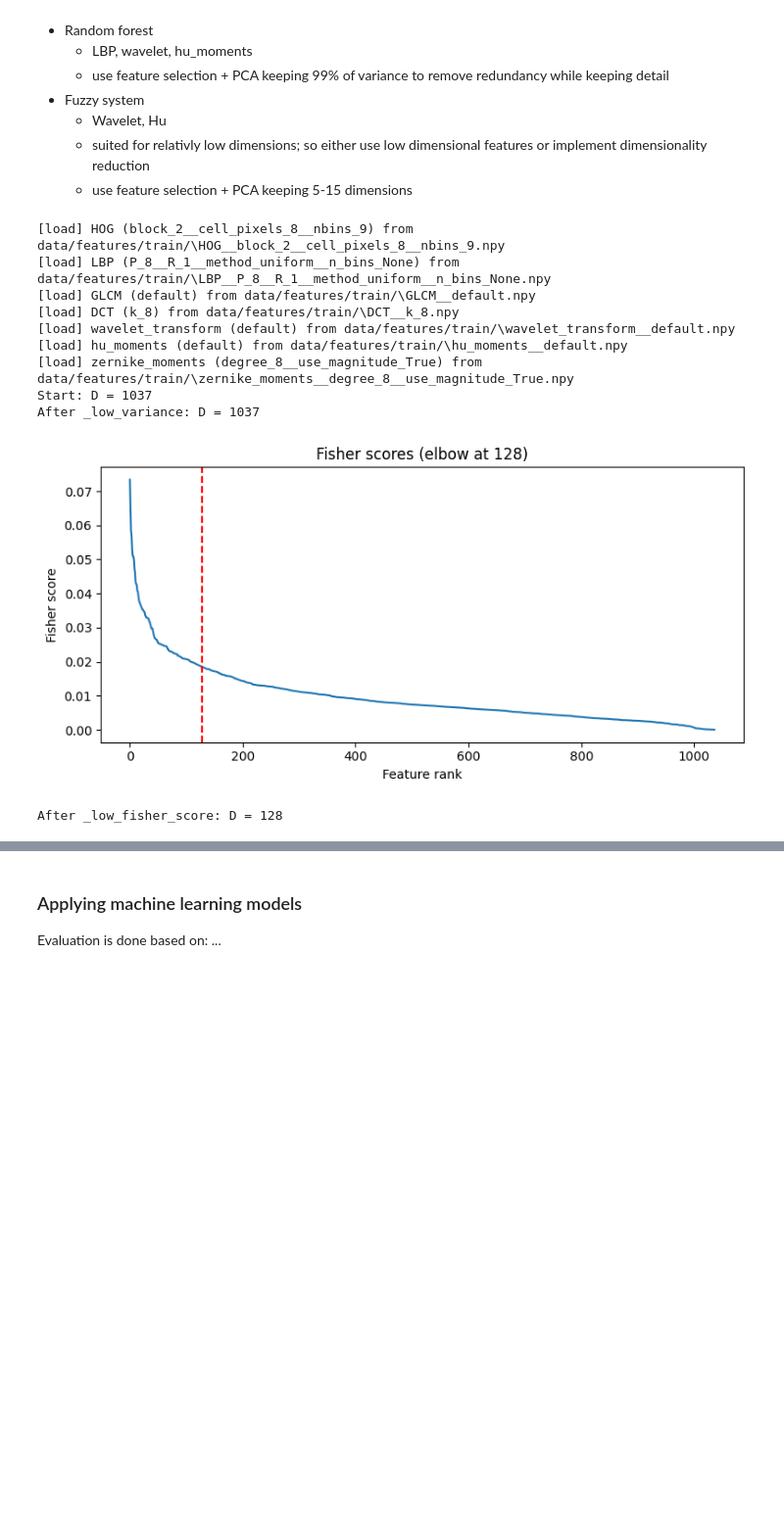
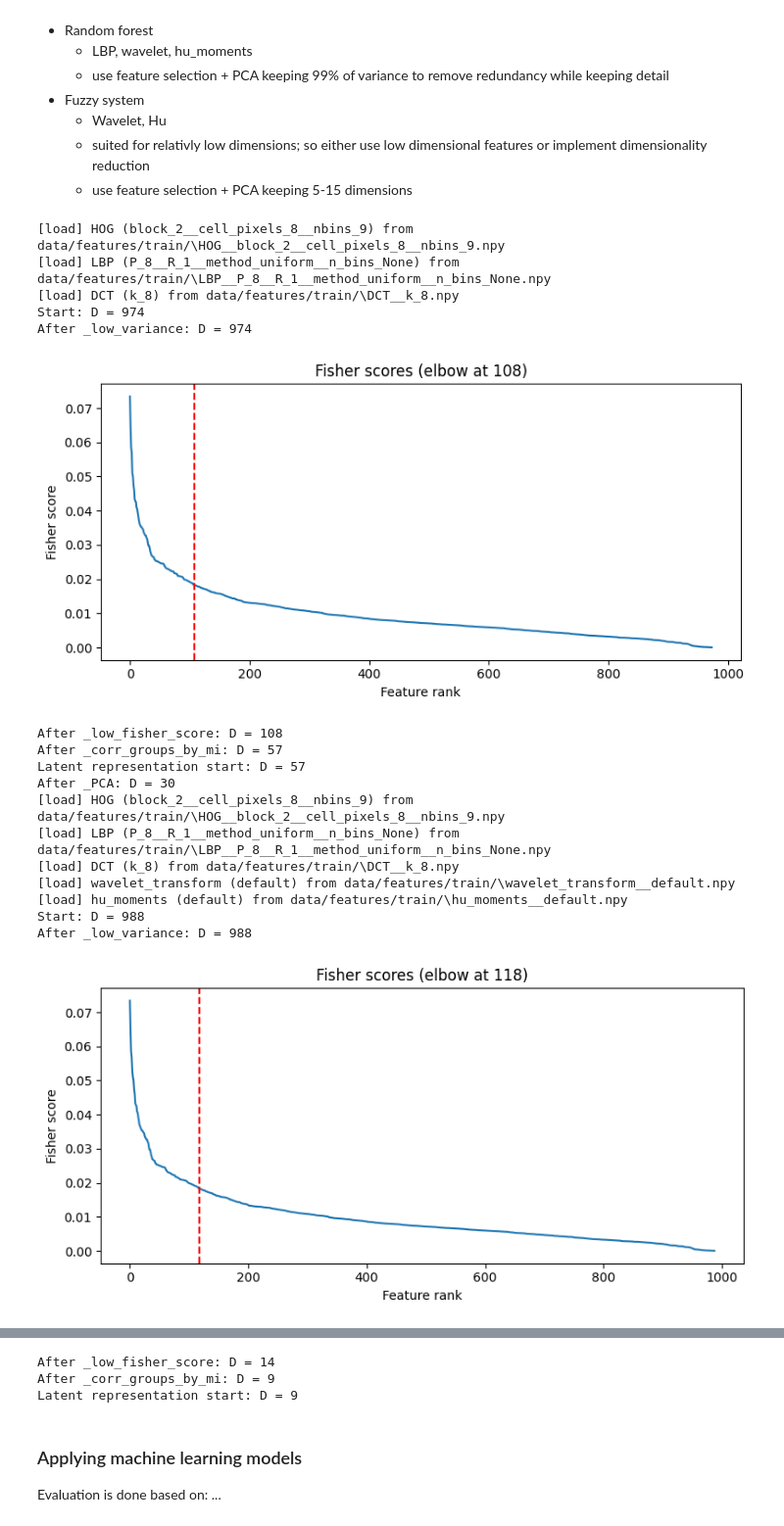
Before and after one commit to timoovz/group16_emotion_recognition, a Jupyter notebook: group16_emotion_recognition.ipynb, the cells around one changed output, grey strips where cells are left out. Shown at 98% size. Saved outputs shown, nothing was run; the diff lists cells and outputs as text; code cells hidden in the pictures; blank space fills up the shorter version.

```diff
--- a/group16_emotion_recognition.ipynb
+++ b/group16_emotion_recognition.ipynb
@@ -1134,7 +1134,7 @@ class LatentRepresentationBuilding:
         for method_name, params in latent_building.items():
             # get method if it exists
             if not hasattr(self, method_name):
-                print(f"Warning for latent building: no method {method_name} found — skipped.")
+                print(f"Warning for latent building: no method {method_name} found > skipped.")
                 continue
 
             fn = getattr(self, method_name)
@@ -1158,16 +1158,16 @@ class LatentRepresentationBuilding:
         - latent_building: dict ; instruct how to build a latent representation from the final parameters and the parameters for that
         """
         # get the features that are used
-        features_selector = FeatureExtraction(used_features)
-        X_train_features = extract_features.get_features(self.X_train, "data/features/train/", verbose=self.verbose)
-        X_validation_features = extract_features.get_features(self.X_validation, "data/features/validation/")
-        X_test_features = extract_features.get_features(self.X_test, "data/features/test/")
+        feature_extractor = FeatureExtraction(used_features)
+        X_train_features = feature_extractor.get_features(self.X_train, "data/features/train/", verbose=self.verbose)
+        X_validation_features = feature_extractor.get_features(self.X_validation, "data/features/validation/")
+        X_test_features = feature_extractor.get_features(self.X_test, "data/features/test/")
 
         # select the dimensions
-        features_selector = DimensionSelection(selection)
-        X_train_selected = features_selector.fit_and_select(X_train_features, self.Y_train, verbose=self.verbose)
-        X_validation_selected = features_selector.select(X_validation_features)
-        X_test_selected = features_selector.select(X_test_features)
+        dimension_selector = DimensionSelection(selection)
+        X_train_selected = dimension_selector.fit_and_select(X_train_features, self.Y_train, verbose=self.verbose)
+        X_validation_selected = dimension_selector.select(X_validation_features)
+        X_test_selected = dimension_selector.select(X_test_features)
 
         # build a latent representation from the right dimensions
         X_train_latent = self._make_latent(X_train_selected, self.Y_train, latent_building, train=True)
@@ -1238,45 +1238,48 @@ RF_used_features = {
     "LBP": selected_features_params["LBP"],
     "wavelet_transform": selected_features_params["wavelet_transform"],
     "hu_moments": selected_features_params["hu_moments"],
 }
 RF_selection = {
     "_low_variance": {"threshold": 1e-3},
     "_low_fisher_score": {"keep_minimum_d": 40},
     "_corr_groups_by_mi": {"corr_threshold": 0.90},
 }
 RF_latent_building = {"_PCA": {"n_components": 0.99}}
 
 # Fuzzy system
 Fuzzy_used_features = {
     "wavelet_transform": selected_features_params["wavelet_transform"],
     "hu_moments": selected_features_params["hu_moments"],
 }
 Fuzzy_selection = {
     "_low_variance": {"threshold": 1e-3},
     "_low_fisher_score": {"keep_minimum_d": 15},
     "_corr_groups_by_mi": {"corr_threshold": 0.90},
 }
-Fuzzy_latent_building = {"_PCA": {"n_components": 10}}
+Fuzzy_latent_building = {}
 
 latent_rep_builder = LatentRepresentationBuilding(X_train_augmented, Y_train_augmented, X_validation, Y_validation, X_test, Y_test, verbose=True)
 
 X_train_SVM, X_validation_SVM, X_test_SVM = latent_rep_builder.machine_learning_representation(SVM_used_features, SVM_selection, SVM_latent_building)
 X_train_MLP, X_validation_MLP, X_test_MLP = latent_rep_builder.machine_learning_representation(MLP_used_features, MLP_selection, MLP_latent_building)
-X_train_RF, X_validation_RF, X_test_RF = latent_rep_builder.machine_learning_representation(
-    RF_used_features, RF_selection, RF_latent_building
-)
-X_train_Fuzzy, X_validation_Fuzzy, X_test_Fuzzy = latent_rep_builder.machine_learning_representation(
-    Fuzzy_used_features, Fuzzy_selection, Fuzzy_latent_building
-)
+X_train_RF, X_validation_RF, X_test_RF = latent_rep_builder.machine_learning_representation(RF_used_features, RF_selection, RF_latent_building)
+X_train_Fuzzy, X_validation_Fuzzy, X_test_Fuzzy = latent_rep_builder.machine_learning_representation(Fuzzy_used_features, Fuzzy_selection, Fuzzy_latent_building)
 # %% [output]
 [load] HOG (block_2__cell_pixels_8__nbins_9) from data/features/train/\HOG__block_2__cell_pixels_8__nbins_9.npy
 [load] LBP (P_8__R_1__method_uniform__n_bins_None) from data/features/train/\LBP__P_8__R_1__method_uniform__n_bins_None.npy
-[load] GLCM (default) from data/features/train/\GLCM__default.npy
 [load] DCT (k_8) from data/features/train/\DCT__k_8.npy
-[load] wavelet_transform (default) from data/features/train/\wavelet_transform__default.npy
-[load] hu_moments (default) from data/features/train/\hu_moments__default.npy
-[load] zernike_moments (degree_8__use_magnitude_True) from data/features/train/\zernike_moments__degree_8__use_magnitude_True.npy
-Start: D = 1037
-After _low_variance: D = 1037
+Start: D = 974
+After _low_variance: D = 974
-[figure, old version]
+[figure, new version]
-After _low_fisher_score: D = 128
+After _low_fisher_score: D = 108
+After _corr_groups_by_mi: D = 57
+Latent representation start: D = 57
+After _PCA: D = 30
+[load] HOG (block_2__cell_pixels_8__nbins_9) from data/features/train/\HOG__block_2__cell_pixels_8__nbins_9.npy
+[load] LBP (P_8__R_1__method_uniform__n_bins_None) from data/features/train/\LBP__P_8__R_1__method_uniform__n_bins_None.npy
+[load] DCT (k_8) from data/features/train/\DCT__k_8.npy
+[load] wavelet_transform (default) from data/features/train/\wavelet_transform__default.npy
+[load] hu_moments (default) from data/features/train/\hu_moments__default.npy
+Start: D = 988
+After _low_variance: D = 988
+[figure, added]
@@ -1283,3 +1307,6 @@ After _low_fisher_score: D = 128
+After _low_fisher_score: D = 14
+After _corr_groups_by_mi: D = 9
+Latent representation start: D = 9
 # %% [markdown]
 ### Applying machine learning models
 
```
Also changed, not shown: parts of 2 cells of this notebook.
